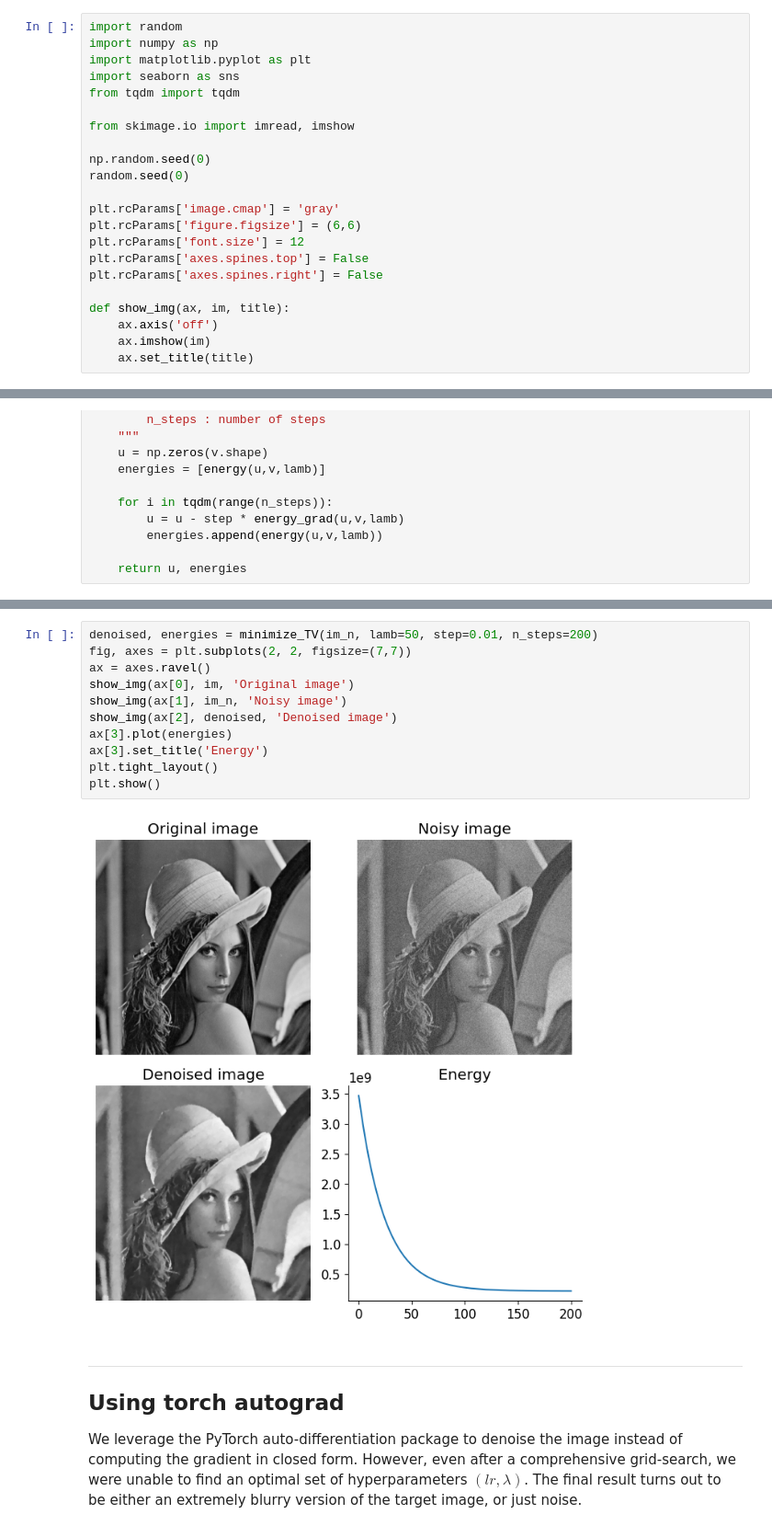
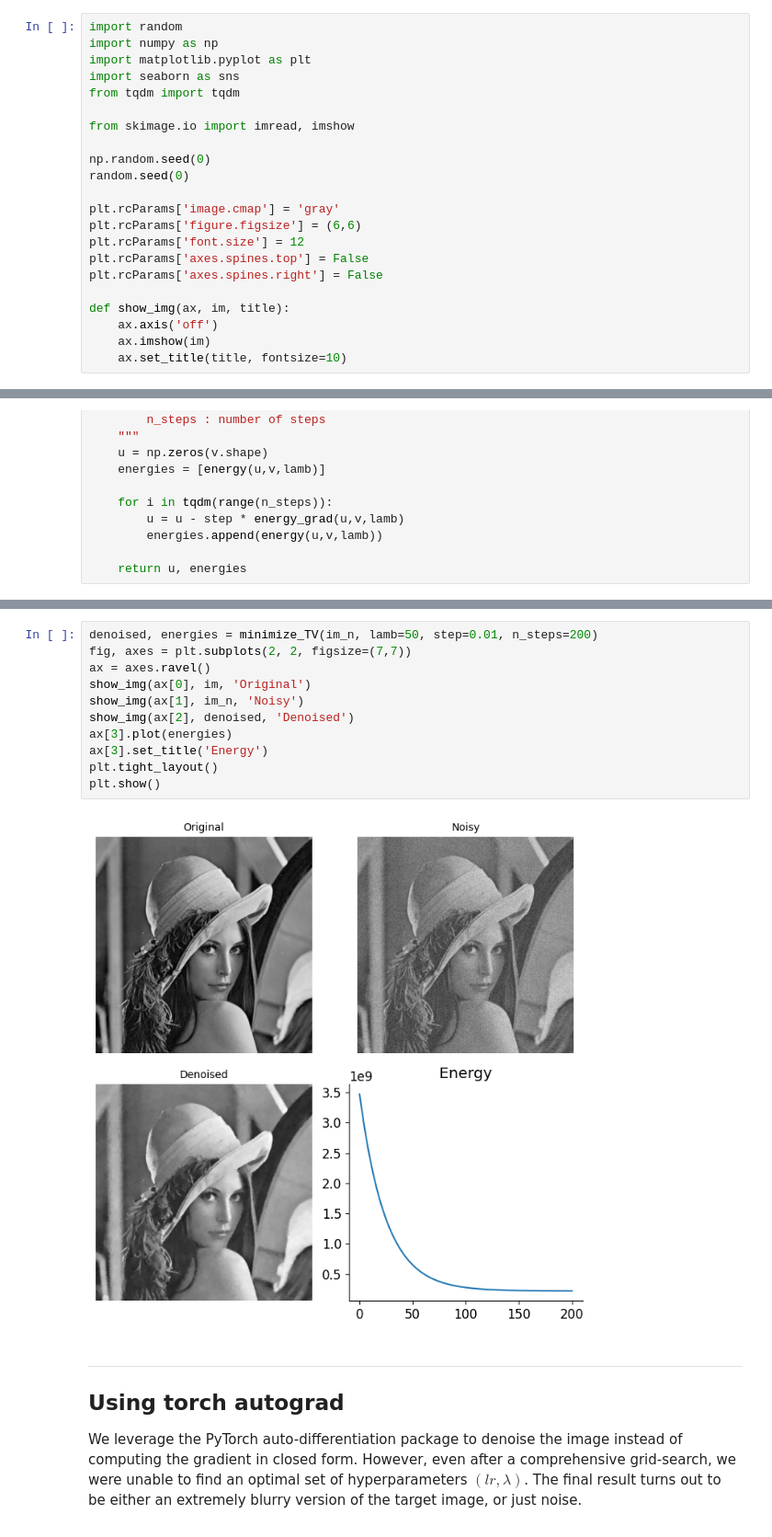
Before and after one commit to lmartinez2001/image-processing, a Jupyter notebook: 2_TV_denoising.ipynb, the cells around one changed output, grey strips where cells are left out. Shown at 92% size. Saved outputs shown, nothing was run; the diff lists cells and outputs as text.

```diff
--- a/2_TV_denoising.ipynb
+++ b/2_TV_denoising.ipynb
@@ -27,7 +27,7 @@ plt.rcParams['axes.spines.right'] = False
 def show_img(ax, im, title):
     ax.axis('off')
     ax.imshow(im)
-    ax.set_title(title)
+    ax.set_title(title, fontsize=10)
 # %% [markdown]
 We want to minimize the following energy function :
 
@@ -148,16 +148,16 @@ plt.show()
 # %%
 denoised, energies = minimize_TV(im_n, lamb=50, step=0.01, n_steps=200)
 fig, axes = plt.subplots(2, 2, figsize=(7,7))
 ax = axes.ravel()
-show_img(ax[0], im, 'Original image')
-show_img(ax[1], im_n, 'Noisy image')
-show_img(ax[2], denoised, 'Denoised image')
+show_img(ax[0], im, 'Original')
+show_img(ax[1], im_n, 'Noisy')
+show_img(ax[2], denoised, 'Denoised')
 ax[3].plot(energies)
 ax[3].set_title('Energy')
 plt.tight_layout()
 plt.show()
 # %% [output]
-[figure, old version]
+[figure, new version]
 # %% [markdown]
 ---
 ## Using torch autograd
```
Also changed, not shown: parts of 3 cells of this notebook, 11 other files.
